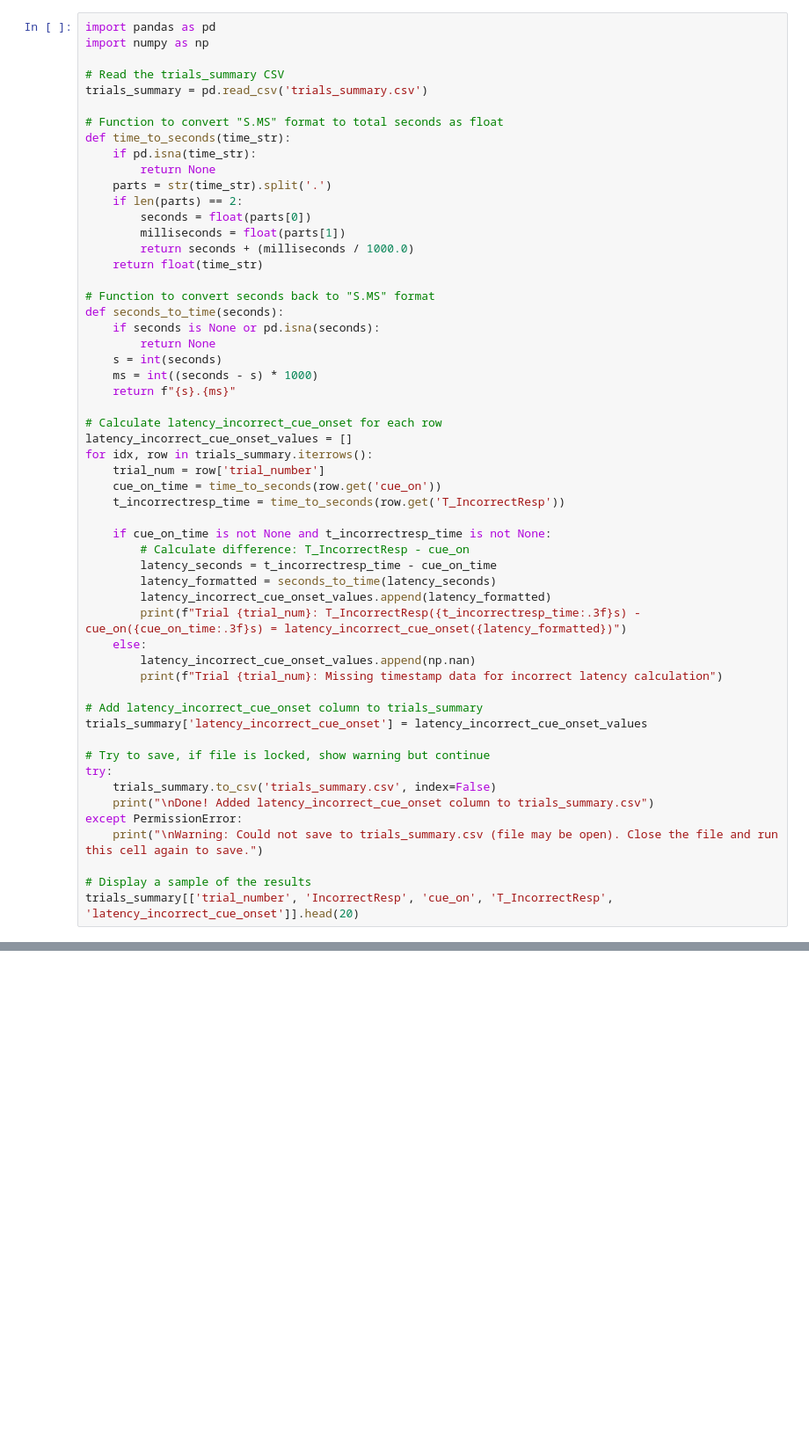
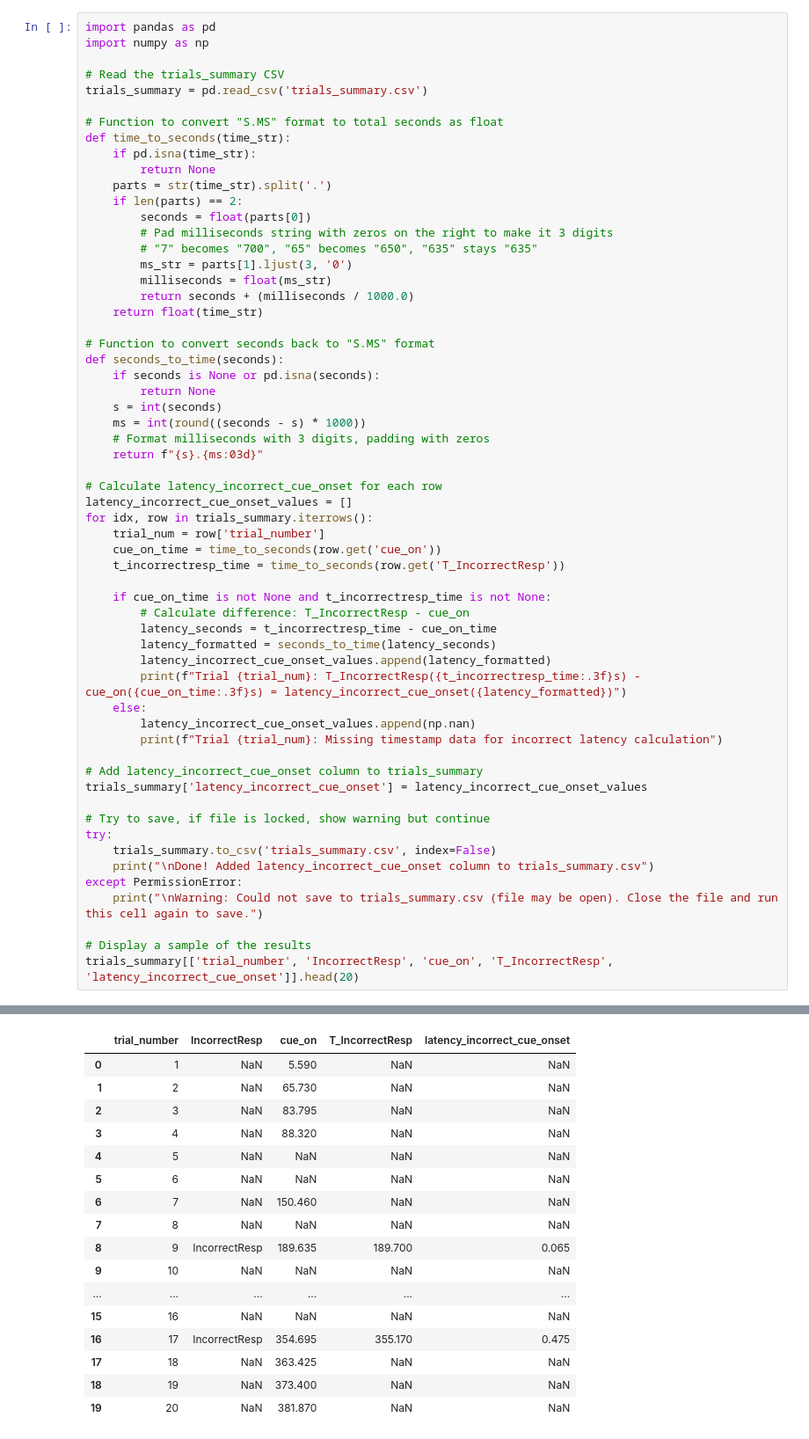
Before and after one commit to CharlesM7901/5-CSRTT, a Jupyter notebook: analyse_5-CSRTT.ipynb, the cells around one changed output, grey strips where cells are left out. Shown at 88% size. Saved outputs shown, nothing was run; the diff lists cells and outputs as text; blank space fills up the shorter version.

```diff
--- a/analyse_5-CSRTT.ipynb
+++ b/analyse_5-CSRTT.ipynb
@@ -758,7 +758,10 @@ def time_to_seconds(time_str):
     parts = str(time_str).split('.')
     if len(parts) == 2:
         seconds = float(parts[0])
-        milliseconds = float(parts[1])
+        # Pad milliseconds string with zeros on the right to make it 3 digits
+        # "7" becomes "700", "65" becomes "650", "635" stays "635"
+        ms_str = parts[1].ljust(3, '0')
+        milliseconds = float(ms_str)
         return seconds + (milliseconds / 1000.0)
     return float(time_str)
 
@@ -767,8 +770,9 @@ def seconds_to_time(seconds):
     if seconds is None or pd.isna(seconds):
         return None
     s = int(seconds)
-    ms = int((seconds - s) * 1000)
-    return f"{s}.{ms}"
+    ms = int(round((seconds - s) * 1000))
+    # Format milliseconds with 3 digits, padding with zeros
+    return f"{s}.{ms:03d}"
 
 # Calculate latency_incorrect_cue_onset for each row
 latency_incorrect_cue_onset_values = []
@@ -799,3 +803,4 @@ except PermissionError:
 
 # Display a sample of the results
 trials_summary[['trial_number', 'IncorrectResp', 'cue_on', 'T_IncorrectResp', 'latency_incorrect_cue_onset']].head(20)
+# %% [output]
@@ -801,0 +824,17 @@ trials_summary[['trial_number', 'IncorrectResp', 'cue_on', 'T_IncorrectResp', 'l
+|  | trial_number | IncorrectResp | cue_on | T_IncorrectResp | latency_incorrect_cue_onset |
+| 0 | 1 | NaN | 5.590 | NaN | NaN |
+| 1 | 2 | NaN | 65.730 | NaN | NaN |
+| 2 | 3 | NaN | 83.795 | NaN | NaN |
+| 3 | 4 | NaN | 88.320 | NaN | NaN |
+| 4 | 5 | NaN | NaN | NaN | NaN |
+| 5 | 6 | NaN | NaN | NaN | NaN |
+| 6 | 7 | NaN | 150.460 | NaN | NaN |
+| 7 | 8 | NaN | NaN | NaN | NaN |
+| 8 | 9 | IncorrectResp | 189.635 | 189.700 | 0.065 |
+| 9 | 10 | NaN | NaN | NaN | NaN |
+| ... | ... | ... | ... | ... | ... |
+| 15 | 16 | NaN | NaN | NaN | NaN |
+| 16 | 17 | IncorrectResp | 354.695 | 355.170 | 0.475 |
+| 17 | 18 | NaN | 363.425 | NaN | NaN |
+| 18 | 19 | NaN | 373.400 | NaN | NaN |
+| 19 | 20 | NaN | 381.870 | NaN | NaN |
```
Also changed, not shown: parts of 6 cells of this notebook, 1 other file.
